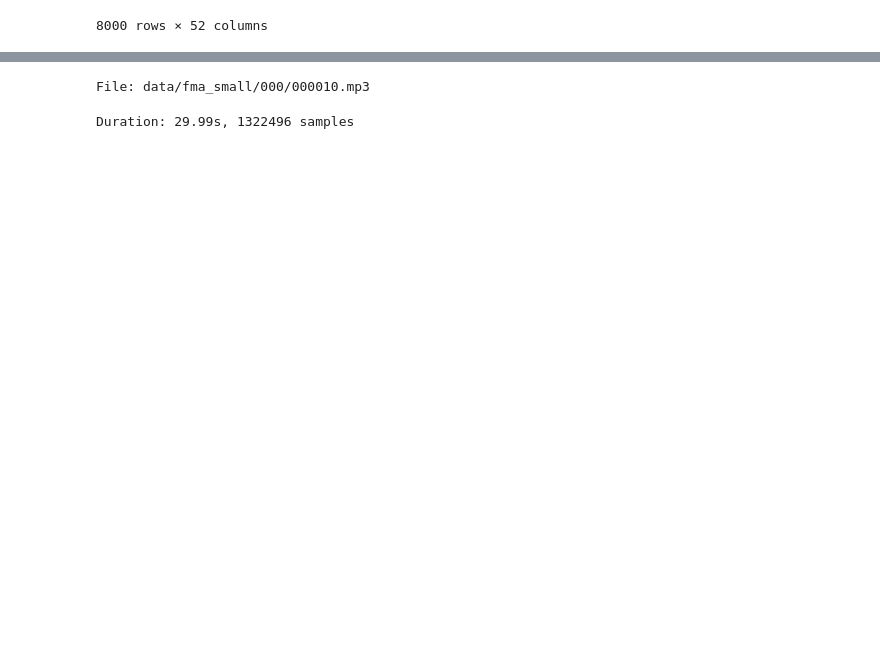
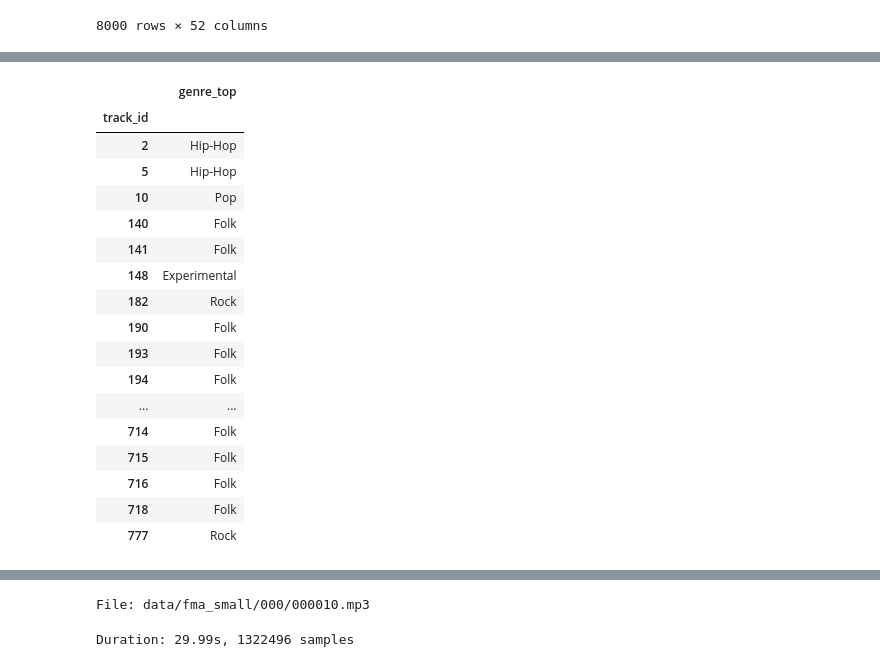
Before and after one commit to bhavnasud/MusicRecognition, a Jupyter notebook: usage.ipynb, the cells around one changed output, grey strips where cells are left out. Saved outputs shown, nothing was run; the diff lists cells and outputs as text; code cells hidden in the pictures; blank space fills up the shorter version.

```diff
--- a/usage.ipynb
+++ b/usage.ipynb
@@ -334,15 +335,21 @@ small
 # %%
 import warnings
 
-audioData = small['track'][['genre_top']].head(500)
-audioData['filename'] = audioData.apply(lambda row : utils.get_audio_path(AUDIO_DIR, row.name), axis = 1)
+audioData = small['track'][['genre_top']].head(50)
 
-def create_table():
-    audioData['xsr'] = audioData.apply(lambda row: librosa.load(row['filename'], sr=None, mono=True, duration = 30), axis = 1)
-    audioData['stft'] = audioData.apply(lambda row: np.abs(librosa.stft(row['xsr'][0], n_fft=2048, hop_length=512)), axis = 1)
-    audioData['mel_spect'] = audioData.apply(lambda row: librosa.feature.melspectrogram(sr=row['xsr'][1], S=row['stft']**2), axis = 1)
-    audioData['mel_log'] = audioData.apply(lambda row: librosa.amplitude_to_db(row['mel_spect']), axis = 1)
-#     audioData['mel_normalized'] = audioData.apply(lambda row: librosa.util.normalize(row['mel_log']), axis = 1)
+
+def create_standardized_table(input_table):
+    input_table['filename'] = input_table.apply(lambda row : utils.get_audio_path(AUDIO_DIR, row.name), axis = 1)
+    input_table['xsr'] = input_table.apply(lambda row: librosa.load(row['filename'], sr=None, mono=True, duration = 30), axis = 1)
+    input_table['stft'] = input_table.apply(lambda row: np.abs(librosa.stft(row['xsr'][0], n_fft=2048, hop_length=512)), axis = 1)
+    input_table['mel_spect'] = input_table.apply(lambda row: librosa.feature.melspectrogram(sr=row['xsr'][1], S=row['stft']**2), axis = 1)
+    input_table['mel_log'] = input_table.apply(lambda row: librosa.amplitude_to_db(row['mel_spect']), axis = 1)
+    input_table['max_frequency'] = input_table.apply(lambda row: row['mel_log'].shape[1], axis = 1)
+    frequency_cutoff = np.percentile(input_table['max_frequency'], 99, interpolation = 'nearest')
+    input_table = input_table[audioData['max_frequency'] >= frequency_cutoff]
+    input_table['mel_log_consistent_size'] = input_table.apply(lambda row: row['mel_log'][:, 0:frequency_cutoff], axis = 1)
+    return input_table
+
 with warnings.catch_warnings():
     warnings.simplefilter("ignore")
-    create_table()
+    audioData = create_standardized_table(audioData)
@@ -380,0 +356,25 @@ audioData
+# %%
+#check if size is consistent
+audioData['max_frequency_after_standardization'] = audioData.apply(lambda row: row['mel_log_consistent_size'].shape[1], axis = 1)
+groupedByShape = audioData.groupby(audioData['max_frequency_after_standardization']).size()
+groupedByShape
+audioData[['genre_top']]
+# %% [output]
+|  | genre_top |
+| track_id |  |
+| 2 | Hip-Hop |
+| 5 | Hip-Hop |
+| 10 | Pop |
+| 140 | Folk |
+| 141 | Folk |
+| 148 | Experimental |
+| 182 | Rock |
+| 190 | Folk |
+| 193 | Folk |
+| 194 | Folk |
+| ... | ... |
+| 714 | Folk |
+| 715 | Folk |
+| 716 | Folk |
+| 718 | Folk |
+| 777 | Rock |
```
Also changed, not shown: parts of 6 cells of this notebook.
